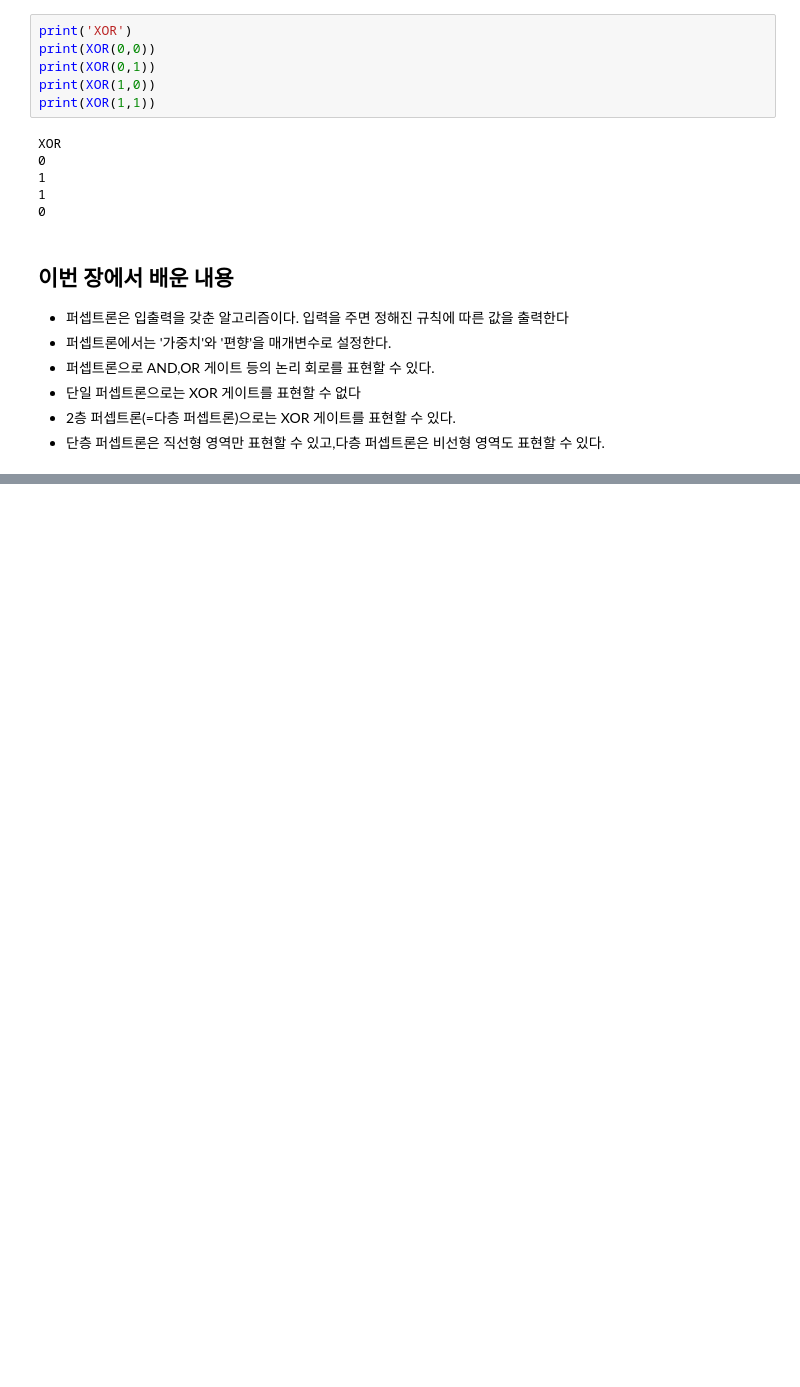
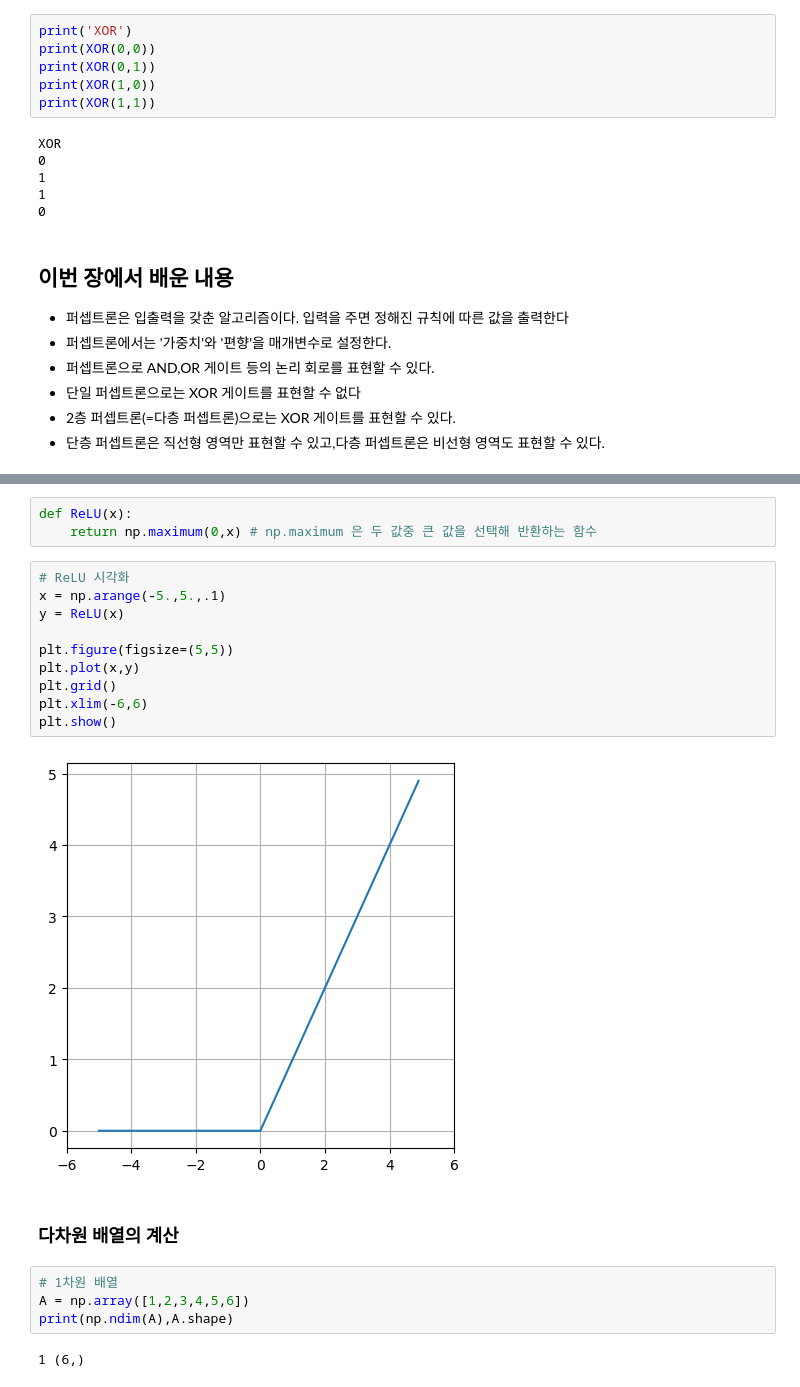
Before and after one commit to faizman31/zerotoall_DL, a Jupyter notebook: Shin/perceptron.ipynb, the cells around one changed output, grey strips where cells are left out. Cells and saved outputs as stored; diff of their text form; blank space fills up the shorter version.

```diff
--- a/Shin/perceptron.ipynb
+++ b/Shin/perceptron.ipynb
@@ -128,0 +187,23 @@ XOR
+# %%
+def ReLU(x):
+    return np.maximum(0,x) # np.maximum 은 두 값중 큰 값을 선택해 반환하는 함수
+# %%
+# ReLU 시각화
+x = np.arange(-5.,5.,.1)
+y = ReLU(x)
+
+plt.figure(figsize=(5,5))
+plt.plot(x,y)
+plt.grid()
+plt.xlim(-6,6)
+plt.show()
+# %% [output]
+[figure, added]
+# %% [markdown]
+### 다차원 배열의 계산
+# %%
+# 1차원 배열
+A = np.array([1,2,3,4,5,6])
+print(np.ndim(A),A.shape)
+# %% [output]
+1 (6,)
```
Also changed, not shown: parts of 20 cells of this notebook.
